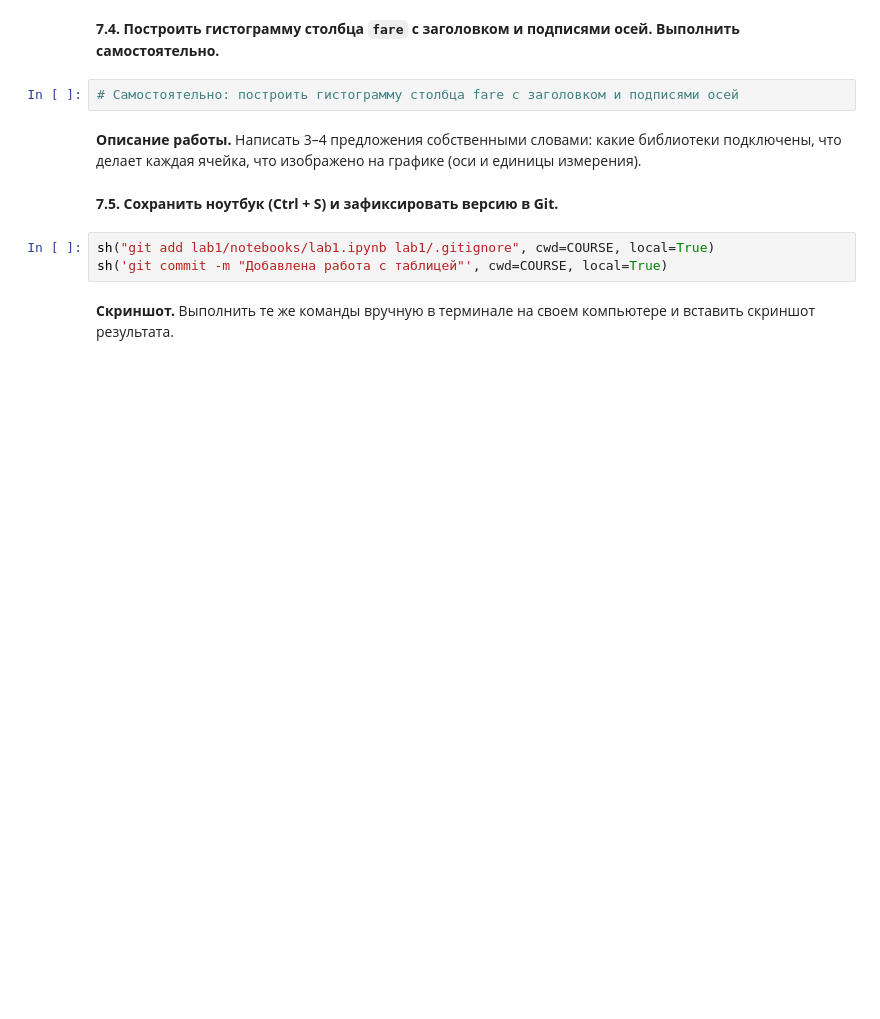
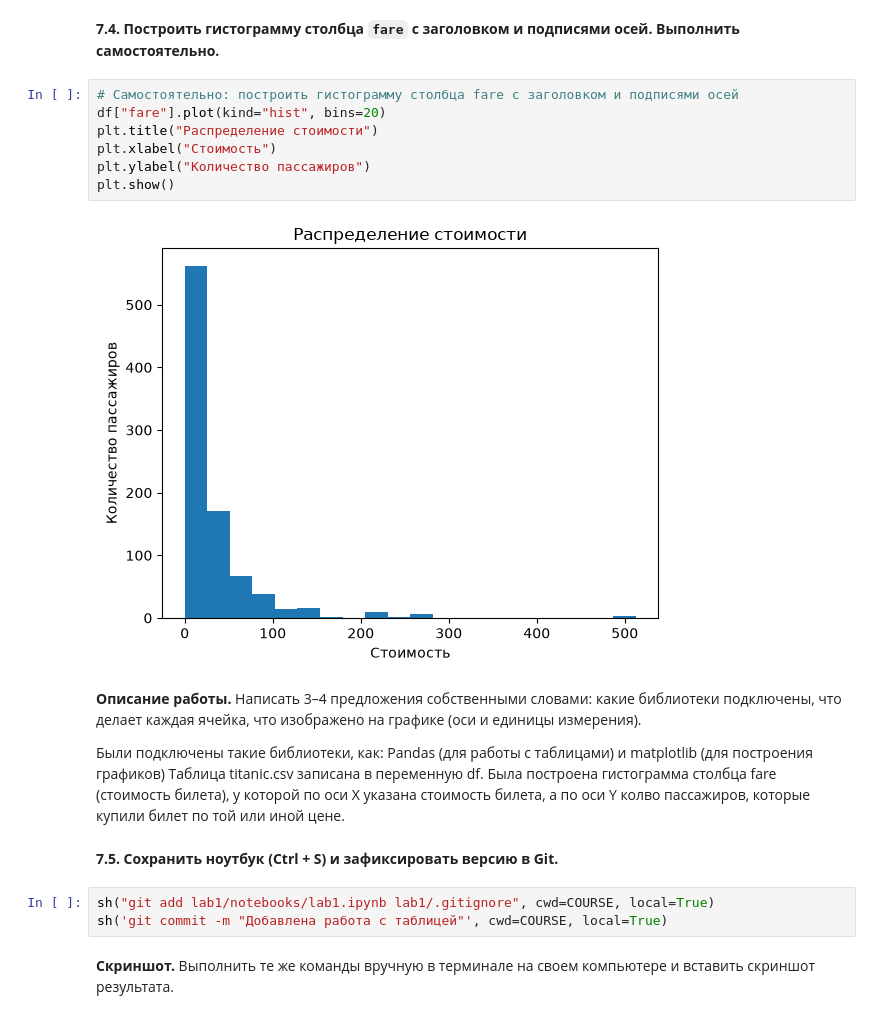
Before and after one commit to Rastoru/The-Basics-of-Artificial-Intelligence, a Jupyter notebook: lab1/notebooks/lab1.ipynb, the cells around one changed output. Cells and saved outputs as stored; diff of their text form; blank space fills up the shorter version.

```diff
--- a/lab1/notebooks/lab1.ipynb
+++ b/lab1/notebooks/lab1.ipynb
@@ -612,8 +778,18 @@ print()
 **7.4. Построить гистограмму столбца `fare` с заголовком и подписями осей. Выполнить самостоятельно.**
 # %%
 # Самостоятельно: построить гистограмму столбца fare с заголовком и подписями осей
+df["fare"].plot(kind="hist", bins=20)
+plt.title("Распределение стоимости")
+plt.xlabel("Стоимость")
+plt.ylabel("Количество пассажиров")
+plt.show()
+# %% [output]
+[figure, added]
 # %% [markdown]
 **Описание работы.** Написать 3–4 предложения собственными словами: какие библиотеки подключены, что делает каждая ячейка, что изображено на графике (оси и единицы измерения).
+
+Были подключены такие библиотеки, как: Pandas (для работы с таблицами) и matplotlib (для построения графиков)
+Таблица titanic.csv записана в переменную df. Была построена гистограмма столбца fare (стоимость билета), у которой по оси X указана стоимость билета, а по оси Y колво пассажиров, которые купили билет по той или иной цене.
 # %% [markdown]
 **7.5. Сохранить ноутбук (Ctrl + S) и зафиксировать версию в Git.**
 # %%
```
Also changed, not shown: parts of 32 cells of this notebook, 1 other file.
